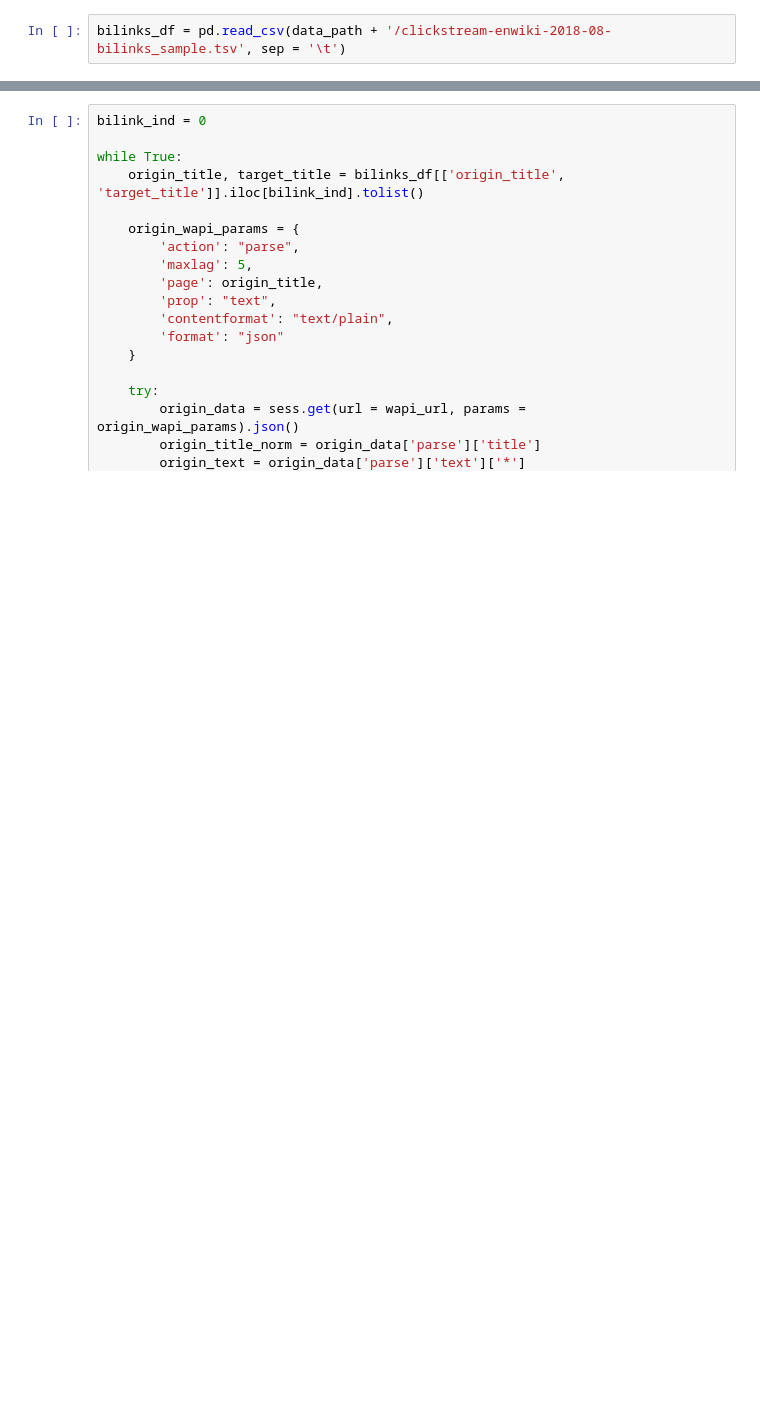
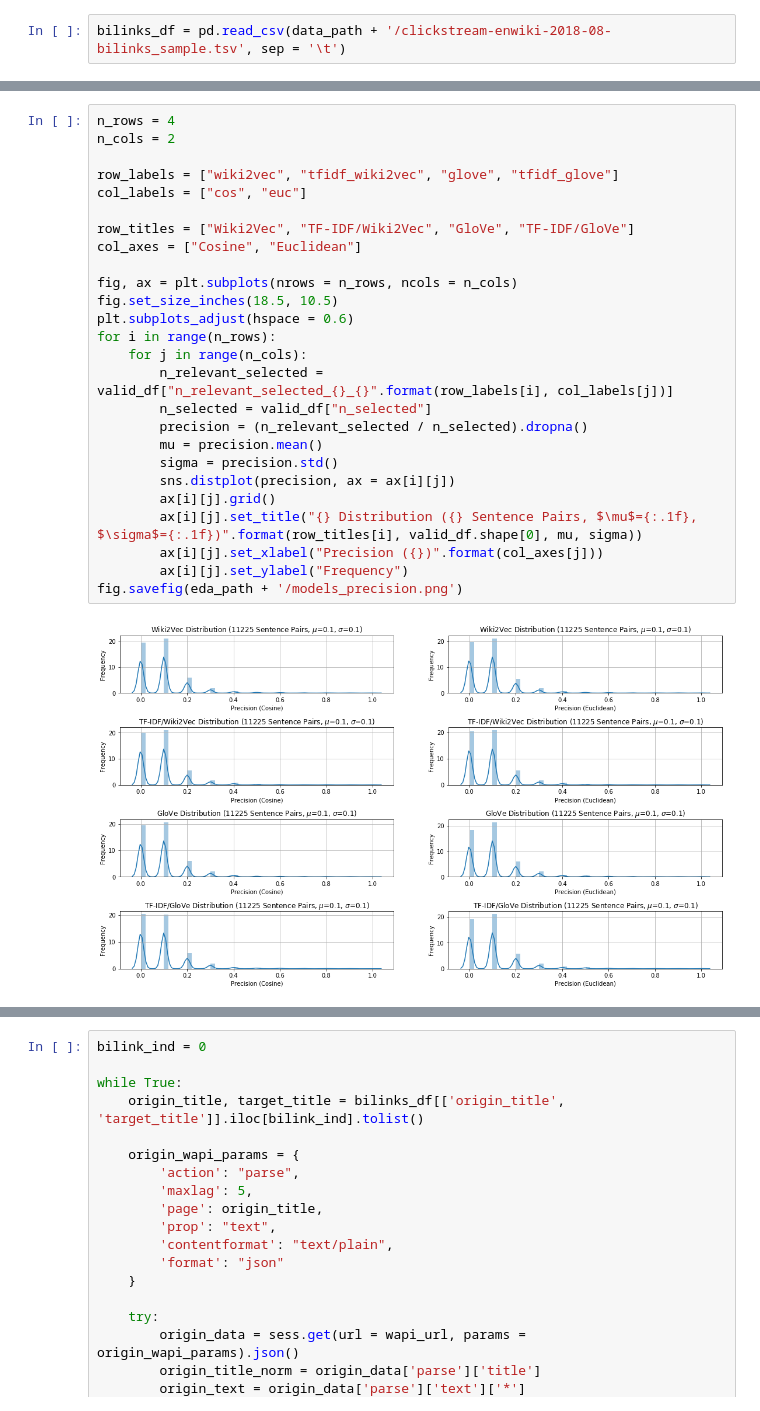
Before and after one commit to knowbodynos/wikontext, a Jupyter notebook: nb/Validation.ipynb, the cells around one changed output, grey strips where cells are left out. Cells and saved outputs as stored; diff of their text form; blank space fills up the shorter version.

```diff
--- a/nb/Validation.ipynb
+++ b/nb/Validation.ipynb
@@ -119,0 +433,28 @@ bilinks_df = pd.read_csv(data_path + '/clickstream-enwiki-2018-08-bilinks_sample
+# %%
+n_rows = 4
+n_cols = 2
+
+row_labels = ["wiki2vec", "tfidf_wiki2vec", "glove", "tfidf_glove"]
+col_labels = ["cos", "euc"]
+
+row_titles = ["Wiki2Vec", "TF-IDF/Wiki2Vec", "GloVe", "TF-IDF/GloVe"]
+col_axes = ["Cosine", "Euclidean"]
+
+fig, ax = plt.subplots(nrows = n_rows, ncols = n_cols)
+fig.set_size_inches(18.5, 10.5)
+plt.subplots_adjust(hspace = 0.6)
+for i in range(n_rows):
+    for j in range(n_cols):
+        n_relevant_selected = valid_df["n_relevant_selected_{}_{}".format(row_labels[i], col_labels[j])]
+        n_selected = valid_df["n_selected"]
+        precision = (n_relevant_selected / n_selected).dropna()
+        mu = precision.mean()
+        sigma = precision.std()
+        sns.distplot(precision, ax = ax[i][j])
+        ax[i][j].grid()
+        ax[i][j].set_title("{} Distribution ({} Sentence Pairs, $\mu$={:.1f}, $\sigma$={:.1f})".format(row_titles[i], valid_df.shape[0], mu, sigma))
+        ax[i][j].set_xlabel("Precision ({})".format(col_axes[j]))
+        ax[i][j].set_ylabel("Frequency")
+fig.savefig(eda_path + '/models_precision.png')
+# %% [output]
+[figure, added]
```
Also changed, not shown: parts of 31 cells of this notebook, 6 other files.
